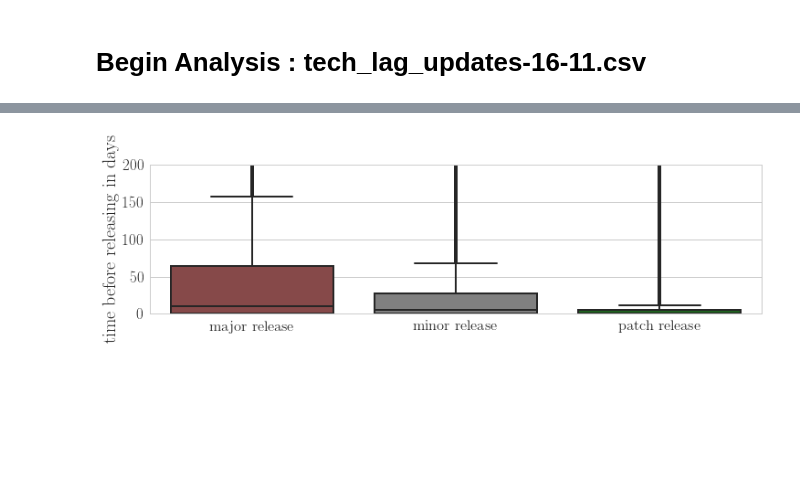
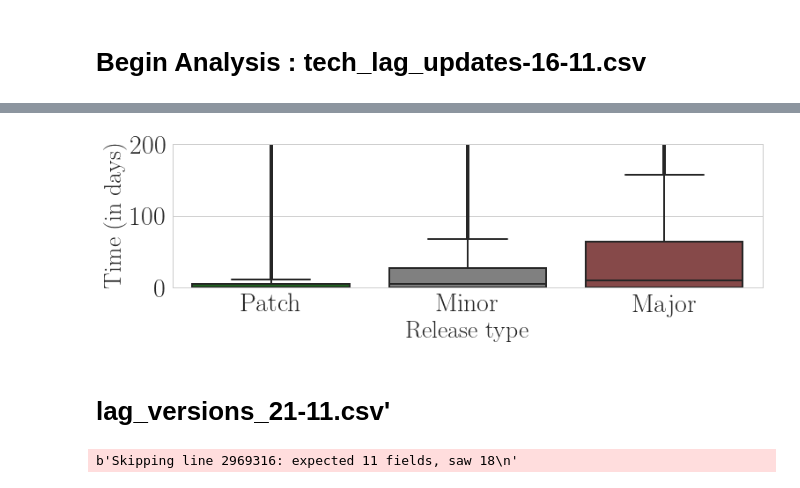
Before and after one commit to AhmedZerouali/notebooks, a Jupyter notebook: icsr18.ipynb, the cells around one changed output, grey strips where cells are left out. Drawn from its saved outputs; the diff is of its cells as text; code cells hidden in the pictures; blank space fills up the shorter version.

```diff
--- a/icsr18.ipynb
+++ b/icsr18.ipynb
@@ -225,0 +435,16 @@ a
+# %%
+tech_lag_calcul['updates']=tech_lag_calcul['updates'].apply(int)
+tech_lag_calcul['updates_inverse']=tech_lag_calcul['updates_inverse'].apply(int)
+# %%
+tech_lag_calcul['updates_cumsum']=tech_lag_calcul['updates'].cumsum()
+tech_lag_calcul['updates_inverse_cumsum']=tech_lag_calcul['updates_inverse'].cumsum()
+# %%
+# only required ones
+temp=pd.read_csv('../icsr2018/csv/final_depends_exact_15-11.csv', sep=';', dtype=object, index_col=None,  error_bad_lines=False)
+dependencies=temp.groupby('dependency').count()
+dependencies=dependencies.reset_index()
+dependencies=dependencies.loc[:,['dependency','version_date']]
+dependencies=dependencies.rename(columns = {'dependency':'package','version_date':'exist'})
+dependencies['exist']=1
+dep=tech_lag_calcul.set_index('package').merge(dependencies.set_index('package'), left_index=True, right_index=True)
+dep=dep.reset_index()
@@ -298,13 +579,15 @@ ax.figure.savefig('../../seneca_research/ICSR2018/figures/added_removed_stayed_d
 # %%
-updates=tech_lag_calcul.loc[:,['release_type','major_release','minor_release','patch_release']]
-updates=updates.query('release_type!="first release"')
+updates=tech_lag_calcul.loc[:,['release_type','major_release','minor_release','patch_release','date']]
+updates=updates.query('release_type!="First release"')
 updates['release_type']=updates['major_release']+';'+updates['minor_release']+';'+updates['patch_release']
 #updates=updates.query('updated_major != 0 or updated_minor != 0 or updated_patch != 0')
 updates['time']=updates['release_type'].apply(lambda x: str(x).split(';')[0] if str(x).split(';')[0]!="False"
                                                      else str(x).split(';')[1] if str(x).split(';')[1]!="False"
                                                      else str(x).split(';')[2])
 updates['time before releasing']=updates['time'].apply(float)
-updates['release_type']=updates['release_type'].apply(lambda x: 'major release' if str(x).split(';')[0]!="False"
-                                                     else 'minor release' if str(x).split(';')[1]!="False"
-                                                     else 'patch release')
-updates=updates.loc[:,['time before releasing','release_type']]
+updates['release_type']=updates['release_type'].apply(lambda x: 'Major' if str(x).split(';')[0]!="False"
+                                                     else 'Minor' if str(x).split(';')[1]!="False"
+                                                     else 'Patch')
+updates['date']=updates['date'].apply(lambda x : str(x).split('-')[0])
+updates=updates.loc[:,['time before releasing','release_type','date']]
+#updates['time']=updates['time before releasing'].apply(int)
@@ -311,14 +606,21 @@ updates=updates.loc[:,['time before releasing','release_type']]
 # %%
 updates_2=updates
 #updates_2=updates_2.rename(columns = {'variable':'deps'})
-ax = sns.boxplot(y="time before releasing", x="release_type", data=updates_2, order=['major release','minor release','patch release'], palette=['brown','gray','green','blue'], saturation=0.5)#, split=True)#, order=order)
-ax.set_ylabel('')
-ax.set_xlabel('')
+ax = sns.boxplot(y="time before releasing", x="release_type", data=updates_2, order=['Patch','Minor','Major'], palette=['green','gray','brown','blue'], saturation=0.5)#, split=True)#, order=order)
 #ax.set_yscale('log')
 ax.figure.set_size_inches(12,3)
 ax.set_ylim(0,200)
-ax.set_ylabel('time before releasing in days')
-ax.legend( loc='upper right', bbox_to_anchor=(1, 1.2), fontsize=15,ncol=3, fancybox=True, shadow=True)
+ax.set_ylabel('Time (in days)')
+ax.set_xlabel('Release type')
+
+ax.legend( loc='upper right', bbox_to_anchor=(1, 1.2), fontsize=18,ncol=3, fancybox=True, shadow=True)
 ax.figure.savefig('../../seneca_research/ICSR2018/figures/time_before_releasing.pdf', bbox_inches='tight', facecolor='white')
 # %% [output]
-[figure, old version]
+[figure, new version]
+# %% [markdown]
+# lag_versions_21-11.csv'
+# %%
+#lag_versions=pd.read_csv('../icsr2018/csv/lag_versions_21-11.csv', sep=';', dtype=object, index_col=None)
+lag_versions=pd.read_csv('../icsr2018/csv/lag_versions_01-12.csv', sep=';', dtype=object, index_col=None, error_bad_lines=False)
+# %% [output]
+b'Skipping line 2969316: expected 11 fields, saw 18\n'
```
Also changed, not shown: parts of 94 cells of this notebook, 9 other files.
